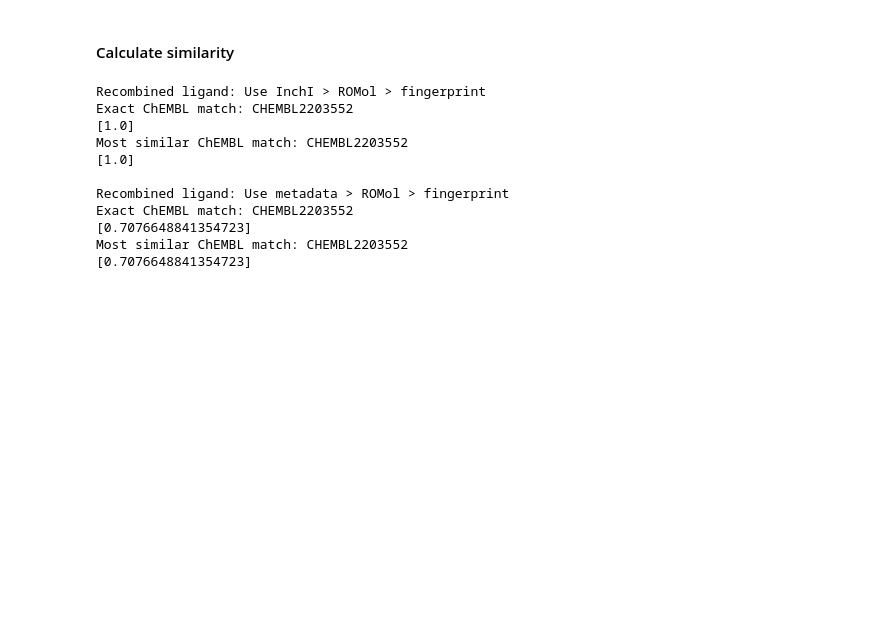
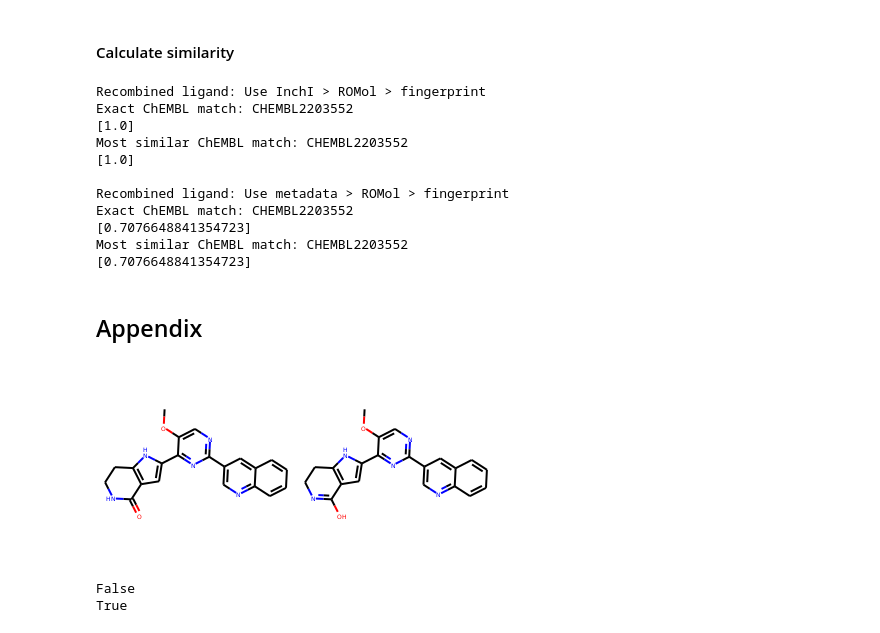
Before and after one commit to volkamerlab/KinFragLib, a Jupyter notebook: notebooks/0_0_combinatorial_library_exact_vs_most_similar.ipynb, the cells around one changed output. Cells and saved outputs as stored; diff of their text form; code cells hidden in the pictures; blank space fills up the shorter version.

```diff
--- a/notebooks/0_0_combinatorial_library_exact_vs_most_similar.ipynb
+++ b/notebooks/0_0_combinatorial_library_exact_vs_most_similar.ipynb
@@ -434,3 +450,19 @@ Exact ChEMBL match: CHEMBL2203552
 [0.7076648841354723]
 Most similar ChEMBL match: CHEMBL2203552
 [0.7076648841354723]
+# %% [markdown]
+## Appendix
+# %%
+smi1='COc1cnc(-c2cnc3ccccc3c2)nc1-c1cc2c([nH]1)CCNC2=O'
+smi2='COc1cnc(-c2cnc3ccccc3c2)nc1-c1cc2c([nH]1)CCN=C2O'
+Chem.Draw.MolsToGridImage([Chem.MolFromSmiles(smi1), Chem.MolFromSmiles(smi2)])
+# %% [output]
+[figure, added]
+# %%
+inchi1=Chem.MolToInchi(Chem.MolFromSmiles(smi1))
+inchi2=Chem.MolToInchi(Chem.MolFromSmiles(smi2))
+print(smi1==smi2)
+print(inchi1==inchi2)
+# %% [output]
+False
+True
```
Also changed, not shown: parts of 2 cells of this notebook.
